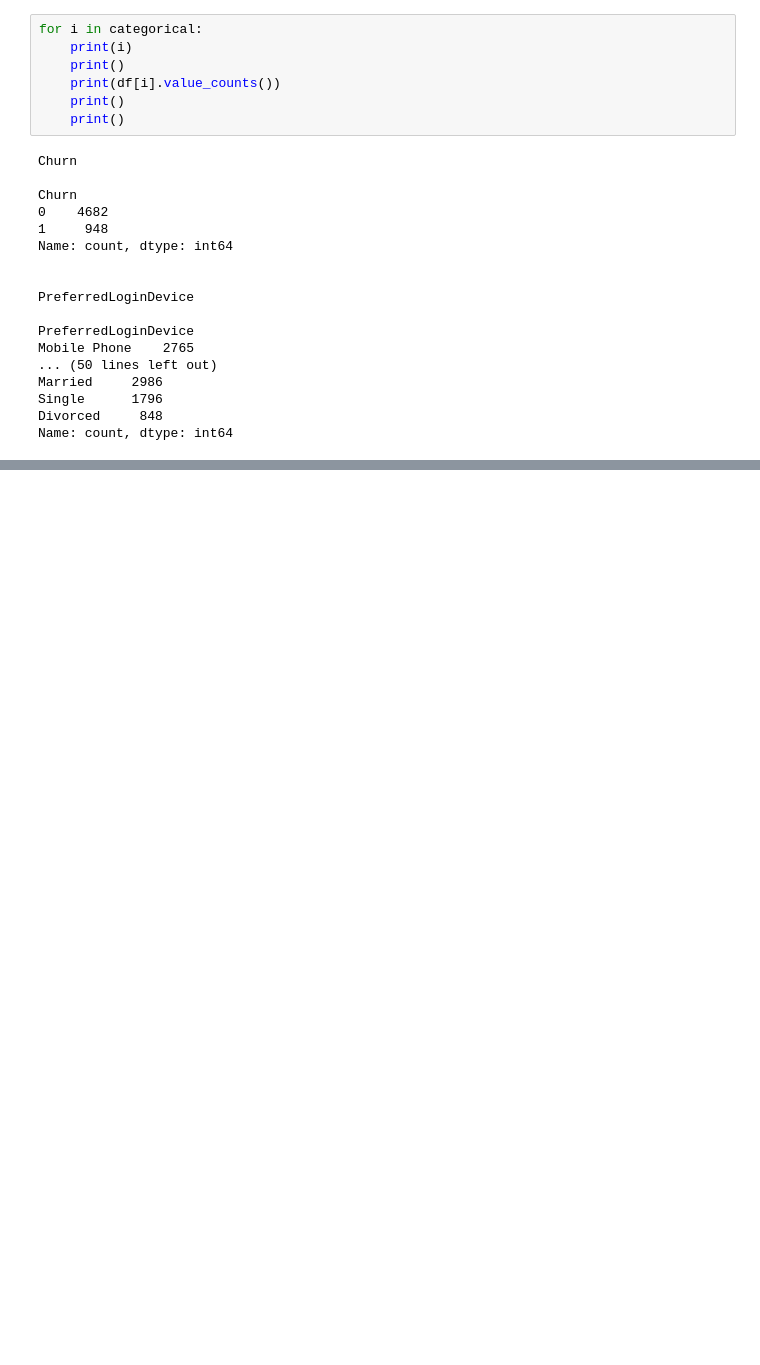
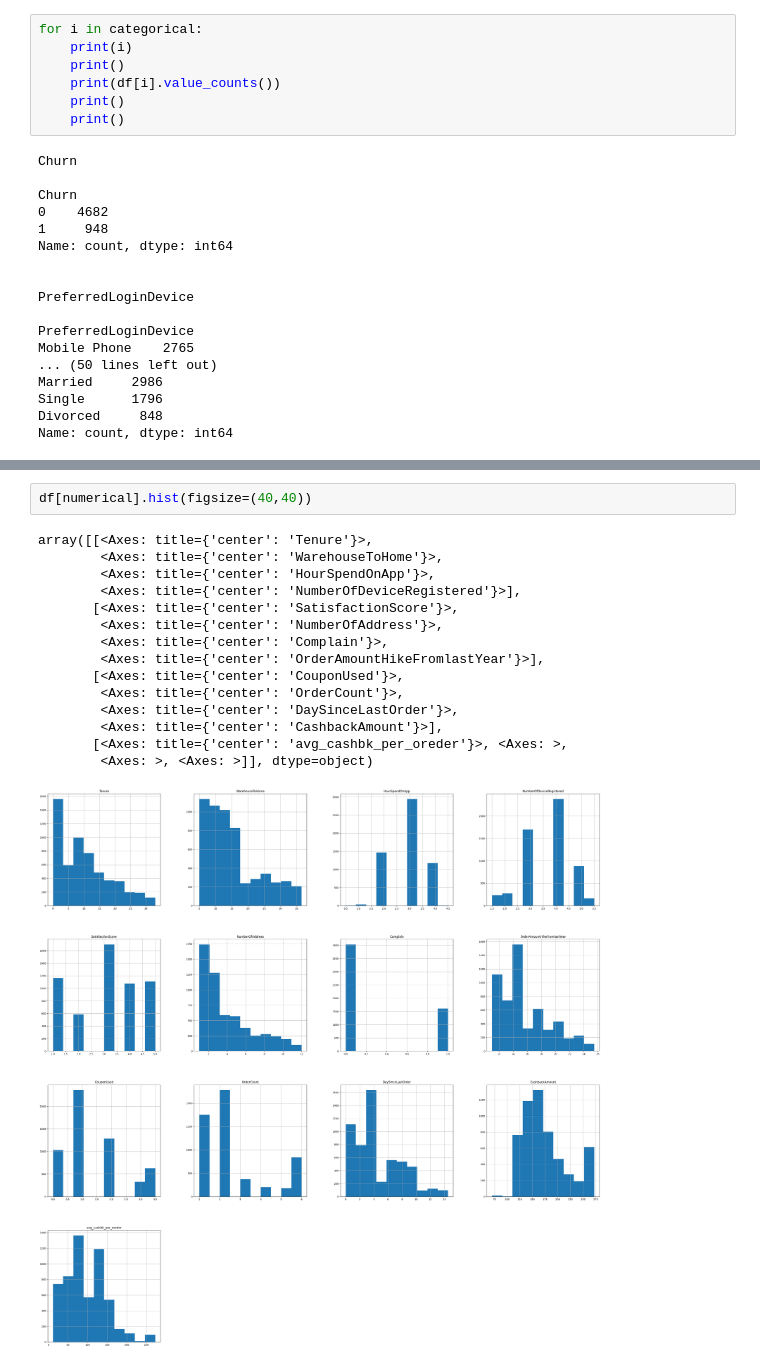
Before and after one commit to Suryasadasivam/e_commerce_customer_churn, a Jupyter notebook: Customer_chrun.ipynb, the cells around one changed output, grey strips where cells are left out. Cells and saved outputs as stored; diff of their text form; blank space fills up the shorter version.

```diff
--- a/Customer_chrun.ipynb
+++ b/Customer_chrun.ipynb
@@ -321,0 +339,18 @@ Name: count, dtype: int64
+# %%
+df[numerical].hist(figsize=(40,40))
+# %% [output]
+array([[<Axes: title={'center': 'Tenure'}>,
+        <Axes: title={'center': 'WarehouseToHome'}>,
+        <Axes: title={'center': 'HourSpendOnApp'}>,
+        <Axes: title={'center': 'NumberOfDeviceRegistered'}>],
+       [<Axes: title={'center': 'SatisfactionScore'}>,
+        <Axes: title={'center': 'NumberOfAddress'}>,
+        <Axes: title={'center': 'Complain'}>,
+        <Axes: title={'center': 'OrderAmountHikeFromlastYear'}>],
+       [<Axes: title={'center': 'CouponUsed'}>,
+        <Axes: title={'center': 'OrderCount'}>,
+        <Axes: title={'center': 'DaySinceLastOrder'}>,
+        <Axes: title={'center': 'CashbackAmount'}>],
+       [<Axes: title={'center': 'avg_cashbk_per_oreder'}>, <Axes: >,
+        <Axes: >, <Axes: >]], dtype=object)
+[figure, added]
```
Also changed, not shown: parts of 2 cells of this notebook.
